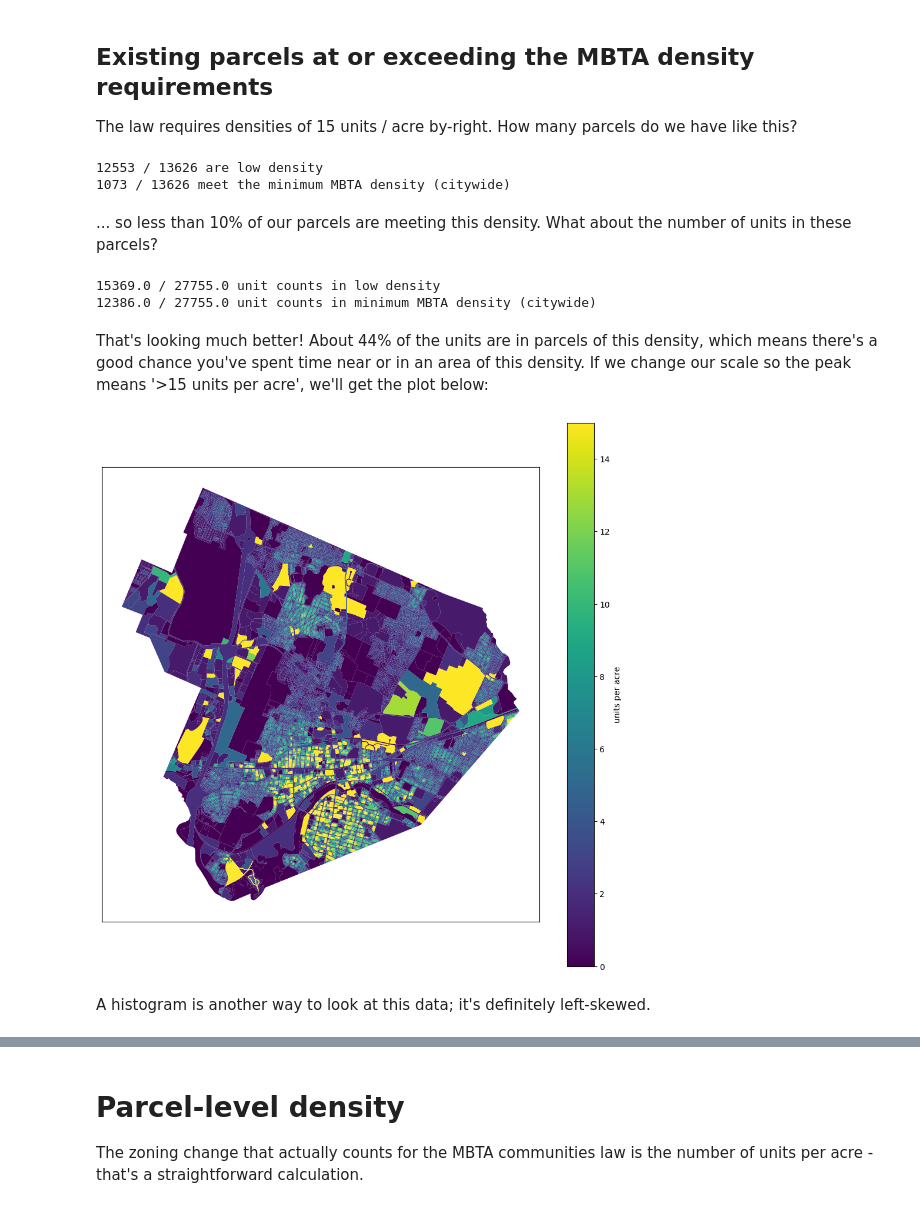
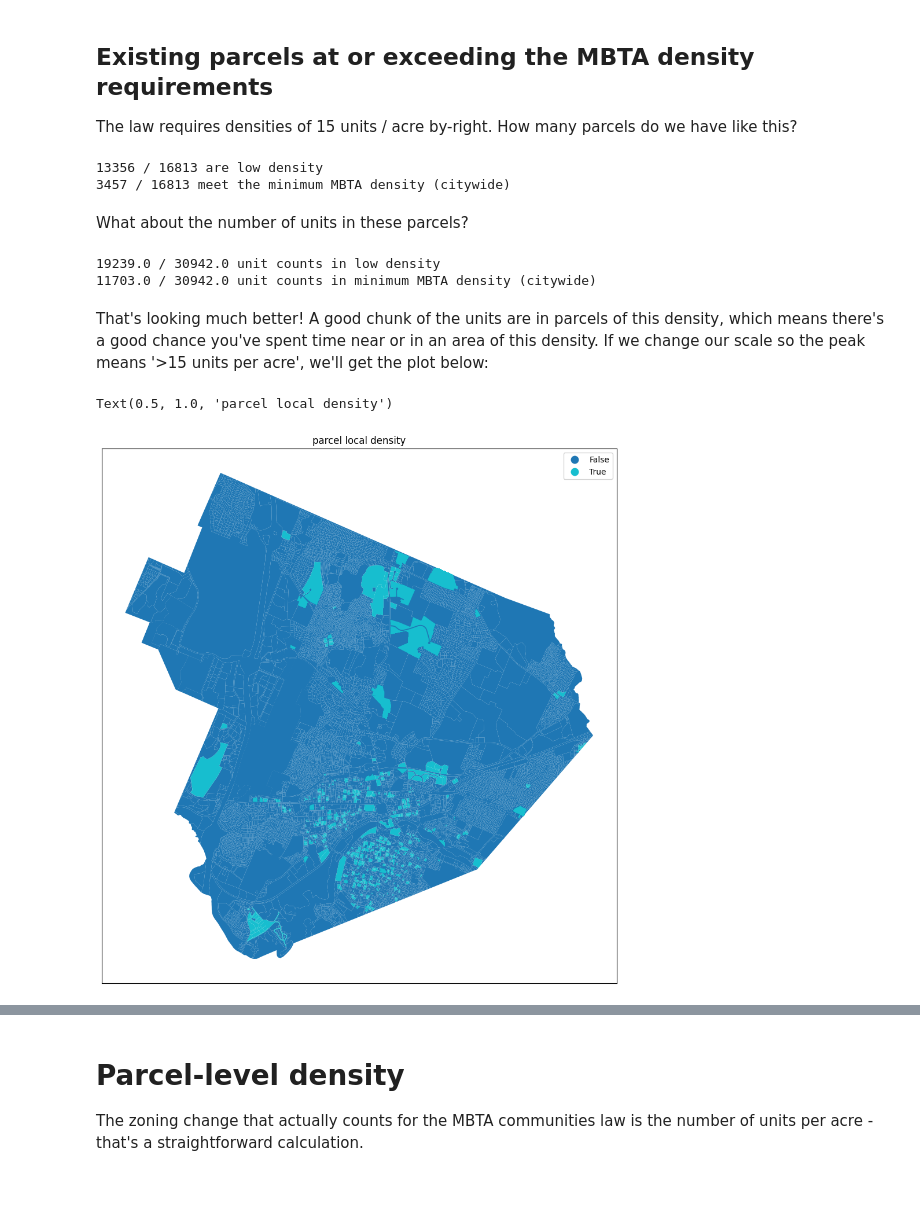
Before and after one commit to tjrileywisc/waltham_gis, a Jupyter notebook: investigations/housing_density/notebook.ipynb, the cells around one changed output, grey strips where cells are left out. Cells and saved outputs as stored; diff of their text form; code cells hidden in the pictures.

```diff
--- a/investigations/housing_density/notebook.ipynb
+++ b/investigations/housing_density/notebook.ipynb
@@ -70,6 +71,9 @@ cities = {
 }
 
 MBTA_density = 15
+
+# 1 acre in m^2
+ACRE_TO_M2 = 4046.86
 # %%
 property_shapefiles_df = []
 assessments_df = []
@@ -89,8 +93,21 @@ for city, data in tqdm(cities.items()):
         assessments_df.append(pd.DataFrame([dict(r) for r in assessments_table.records]))
 
 property_shapefiles_df = geo_pd.GeoDataFrame(pd.concat(property_shapefiles_df, ignore_index=True))
+
 assessments_df = pd.concat(assessments_df, ignore_index=True)
 
+# data cleanup
+property_shapefiles_df["SHAPE_Area"] = property_shapefiles_df["SHAPE_Area"] / ACRE_TO_M2
+property_shapefiles_df = property_shapefiles_df[["LOC_ID", "TOWN_ID", "geometry", "SHAPE_Area"]]
+assessments_df = assessments_df[["LOC_ID", "USE_CODE", "SITE_ADDR", "UNITS", "TOWN_ID"]]
+
+# remove some strange parcels with characters in the use code
+assessments_df = assessments_df[assessments_df["USE_CODE"].map(lambda x: x.isnumeric())]
+
+# TODO:
+# what about use codes > 1000? is this even valid?
+assessments_df["USE_CODE"] = assessments_df["USE_CODE"].astype(int)
+
 print(f"total parcels = {len(property_shapefiles_df)}")
 # %% [output]
 total parcels = 70705
@@ -123,6 +132,7 @@ Index(['SHAPE_Leng', 'SHAPE_Area', 'MAP_PAR_ID', 'LOC_ID', 'POLY_TYPE',
 # %%
 property_shapefiles_df['centroid'] = property_shapefiles_df['geometry'].apply(lambda x: x.centroid)
 
-properties_df = property_shapefiles_df.merge(assessments_df, left_on=["MAP_PAR_ID", "LOC_ID", "TOWN_ID"], right_on=["PROP_ID", "LOC_ID", "TOWN_ID"], how="left")
+properties_df = property_shapefiles_df.merge(assessments_df, on=["LOC_ID", "TOWN_ID"], how="left")
+
 properties_df.head()
 # %% [output]
@@ -238,11 +248,13 @@ low_density_count = len(properties_df[properties_df["LOCAL_DENSITY"] < MBTA_dens
 print(f"{low_density_count} / {len(properties_df)} are low density")
 print(f"{meets_density_count} / {len(properties_df)} meet the minimum MBTA density (citywide)")
 # %% [output]
-12553 / 13626 are low density
-1073 / 13626 meet the minimum MBTA density (citywide)
+13356 / 16813 are low density
+3457 / 16813 meet the minimum MBTA density (citywide)
 # %% [markdown]
-... so less than 10% of our parcels are meeting this density. What about the number of units in these parcels?
+What about the number of units in these parcels?
 # %%
+# TODO: recalculate for only parcels that are in residential use codes?
+
 # household unit counts in each group
 meets_density_unit_count = properties_df[properties_df["LOCAL_DENSITY"] >= MBTA_density]["UNITS"].sum()
 
@@ -254,20 +266,23 @@ total_units = properties_df["UNITS"].sum()
 print(f"{low_density_unit_count} / {total_units} unit counts in low density")
 print(f"{meets_density_unit_count} / {total_units} unit counts in minimum MBTA density (citywide)")
 # %% [output]
-15369.0 / 27755.0 unit counts in low density
-12386.0 / 27755.0 unit counts in minimum MBTA density (citywide)
+19239.0 / 30942.0 unit counts in low density
+11703.0 / 30942.0 unit counts in minimum MBTA density (citywide)
 # %% [markdown]
-That's looking much better! About 44% of the units are in parcels of this density, which means there's a good chance you've spent time near or
+That's looking much better! A good chunk of the units are in parcels of this density, which means there's a good chance you've spent time near or
 in an area of this density. If we change our scale so the peak means '>15 units per acre', we'll get the plot below:
 # %%
+# TODO: it's a pretty plot, but maybe just a binary (meets / doesn't meet) would be better?
+
 filtered_df = properties_df.copy()
-filtered_df["LOCAL_DENSITY"] = filtered_df["LOCAL_DENSITY"].apply(lambda x: np.min([x, MBTA_density]))
+filtered_df["MEETS_MBTA_DENSITY"] = filtered_df["LOCAL_DENSITY"].apply(lambda x: x > MBTA_density)
 filtered_df.head()
-ax = filtered_df.plot(column="LOCAL_DENSITY", legend=True, legend_kwds={'label': "units per acre"}, figsize=(12, 12))
+ax = filtered_df.plot(column="MEETS_MBTA_DENSITY", legend=True, figsize=(12, 12))
 
 ax.get_xaxis().set_visible(False)
 ax.get_yaxis().set_visible(False)
+
+ax.set_title("parcel local density")
 # %% [output]
+Text(0.5, 1.0, 'parcel local density')
-[figure, old version]
+[figure, new version]
-# %% [markdown]
-A histogram is another way to look at this data; it's definitely left-skewed.
```
Also changed, not shown: parts of 19 cells of this notebook, 1 other file.
